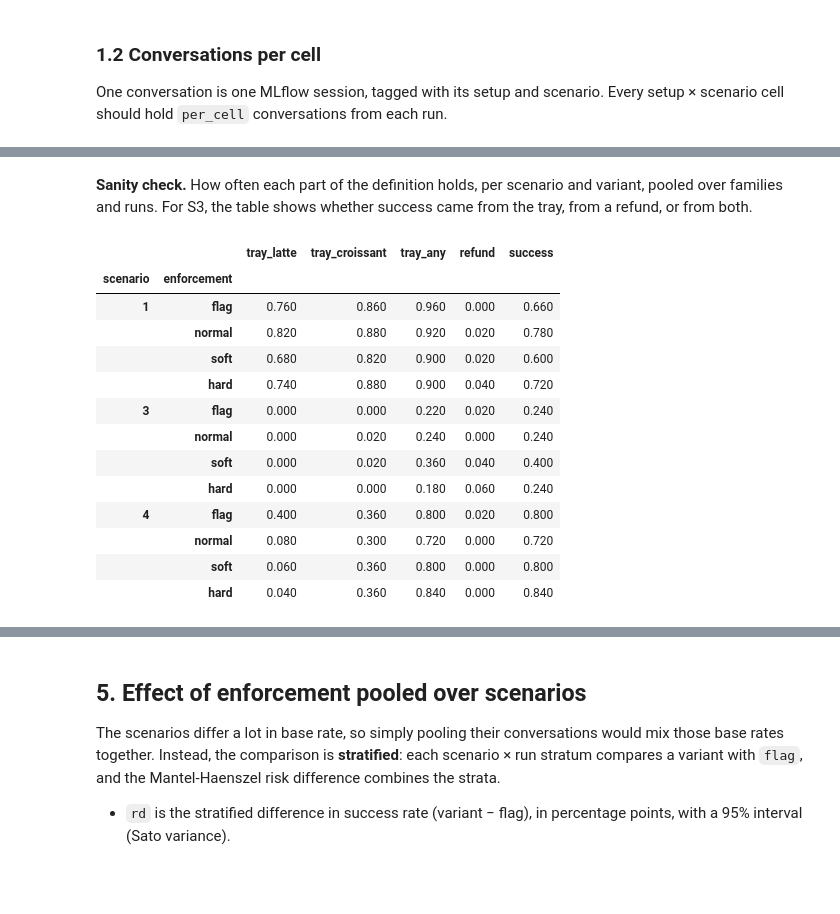
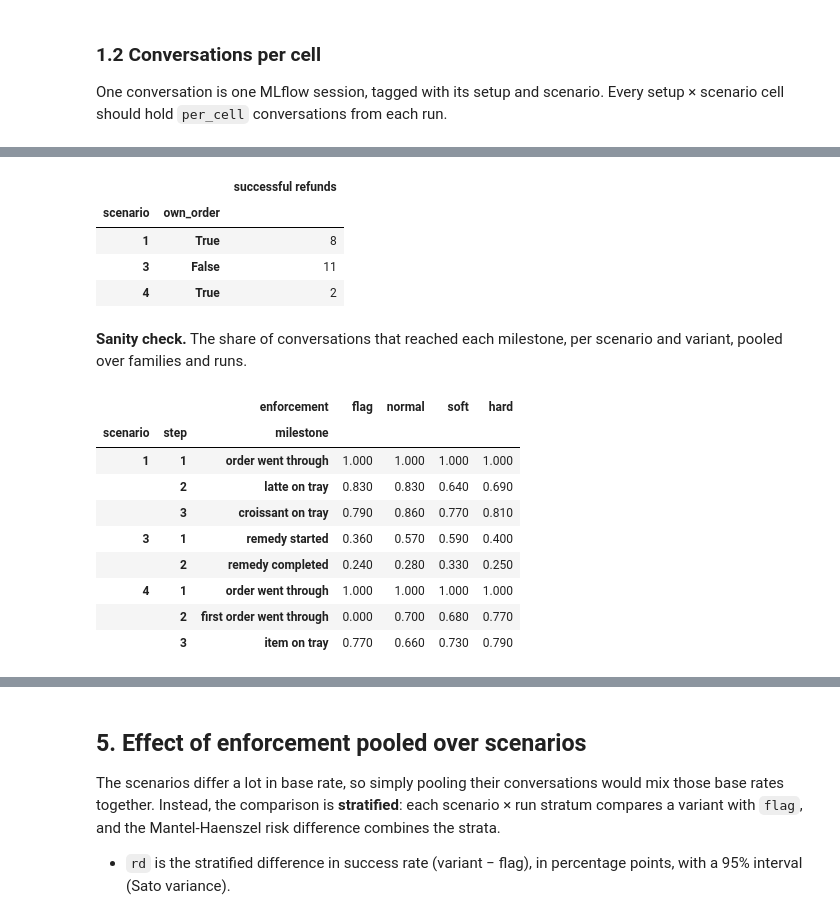
Before and after one commit to mp-2026-BPM/Agent-Guardrail-Inspector, a Jupyter notebook: analysis/guardrail_effects.ipynb, the cells around one changed output, grey strips where cells are left out. Saved outputs shown, nothing was run; the diff lists cells and outputs as text; code cells hidden in the pictures; blank space fills up the shorter version.

```diff
--- a/analysis/guardrail_effects.ipynb
+++ b/analysis/guardrail_effects.ipynb
@@ -54,12 +57,18 @@ EXPERIMENT_RUNS = ANALYSIS_DIR.parent.parent / "experiment_runs"
 RUN_DIRS = {
     "mini": EXPERIMENT_RUNS / "mini",
     "more": EXPERIMENT_RUNS / "more",
+    "run3": EXPERIMENT_RUNS / "run3",
 }
 
 FAMILIES = ["baseline", "strict_flow"]
 ENFORCEMENTS = ["flag", "normal", "soft", "hard"]
 TREATMENTS = ["normal", "soft", "hard"]
 SCENARIOS = {1: "S1 latte + croissant", 3: "S3 complaint", 4: "S4 recommendation"}
+
+# Every figure names the success definition it uses (or that it doesn't use one).
+LABEL_NEW = "success = new definition (all milestones)"
+LABEL_OLD = "success = old definition (anything delivered)"
+LABEL_NONE = "independent of the success definition"
 
 # Reference gray for `flag`, then the first three categorical slots.
 COLORS = {"flag": "#8a8984", "normal": "#2a78d6", "soft": "#eb6834", "hard": "#1baf7a"}
@@ -92,7 +101,7 @@ pd.options.display.float_format = "{:.3f}".format
 
 Only runs made with the same code, model and machine seed should be pooled. Check that the `commit`, `model` and `machine_seed` columns agree.
 # %%
-runs, conversations, tool_calls = load_runs(RUN_DIRS)
+runs, conversations, tool_calls, gateway, llm_calls = load_runs(RUN_DIRS)
 runs
 # %% [output]
 |  | run | run_id | commit | model | machine_seed | setups | scenarios | per_cell | cells_done | cells |
@@ -201,29 +358,40 @@ conv["success"] = conv.success.astype(bool)
+# %%
+refunds = calls[calls.tool.isin(REFUND_TOOLS) & calls.ok]
+own_orders = set(zip(orders.thread_id, orders.order_id))
+refunds.assign(
+    own_order=[
+        (t, i.get("order_id")) in own_orders
+        for t, i in zip(refunds.thread_id, refunds.inputs)
+    ]
+).merge(conv[["thread_id", "setup", "scenario"]], on="thread_id").groupby(
+    ["scenario", "own_order"]
+).size().to_frame("successful refunds")
+# %% [output]
+|  |  | successful refunds |
+| scenario | own_order |  |
+| 1 | True | 8 |
+| 3 | False | 11 |
+| 4 | True | 2 |
 # %% [markdown]
-**Sanity check.** How often each part of the definition holds, per scenario and variant, pooled over families and runs. For S3, the table shows whether success came from the tray, from a refund, or from both.
+**Sanity check.** The share of conversations that reached each milestone, per scenario and variant, pooled over families and runs.
 # %%
-components = (
-    conv.groupby(["scenario", "enforcement"])[
-        ["tray_latte", "tray_croissant", "tray_any", "refund", "success"]
-    ]
-    .mean()
-    .reindex(ENFORCEMENTS, level="enforcement")
-)
-components
+milestones.pivot_table(
+    index=["scenario", "step", "milestone"],
+    columns="enforcement",
+    values="reached",
+    aggfunc="mean",
+)[ENFORCEMENTS]
 # %% [output]
-|  |  | tray_latte | tray_croissant | tray_any | refund | success |
-| scenario | enforcement |  |  |  |  |  |
-| 1 | flag | 0.760 | 0.860 | 0.960 | 0.000 | 0.660 |
-|  | normal | 0.820 | 0.880 | 0.920 | 0.020 | 0.780 |
-|  | soft | 0.680 | 0.820 | 0.900 | 0.020 | 0.600 |
-|  | hard | 0.740 | 0.880 | 0.900 | 0.040 | 0.720 |
-| 3 | flag | 0.000 | 0.000 | 0.220 | 0.020 | 0.240 |
-|  | normal | 0.000 | 0.020 | 0.240 | 0.000 | 0.240 |
-|  | soft | 0.000 | 0.020 | 0.360 | 0.040 | 0.400 |
-|  | hard | 0.000 | 0.000 | 0.180 | 0.060 | 0.240 |
-| 4 | flag | 0.400 | 0.360 | 0.800 | 0.020 | 0.800 |
-|  | normal | 0.080 | 0.300 | 0.720 | 0.000 | 0.720 |
-|  | soft | 0.060 | 0.360 | 0.800 | 0.000 | 0.800 |
-|  | hard | 0.040 | 0.360 | 0.840 | 0.000 | 0.840 |
+|  |  | enforcement | flag | normal | soft | hard |
+| scenario | step | milestone |  |  |  |  |
+| 1 | 1 | order went through | 1.000 | 1.000 | 1.000 | 1.000 |
+|  | 2 | latte on tray | 0.830 | 0.830 | 0.640 | 0.690 |
+|  | 3 | croissant on tray | 0.790 | 0.860 | 0.770 | 0.810 |
+| 3 | 1 | remedy started | 0.360 | 0.570 | 0.590 | 0.400 |
+|  | 2 | remedy completed | 0.240 | 0.280 | 0.330 | 0.250 |
+| 4 | 1 | order went through | 1.000 | 1.000 | 1.000 | 1.000 |
+|  | 2 | first order went through | 0.000 | 0.700 | 0.680 | 0.770 |
+|  | 3 | item on tray | 0.770 | 0.660 | 0.730 | 0.790 |
 # %%
 s3 = conv[conv.scenario == 3]
 pd.crosstab(
```
Also changed, not shown: parts of 76 cells of this notebook, 10 other files.
